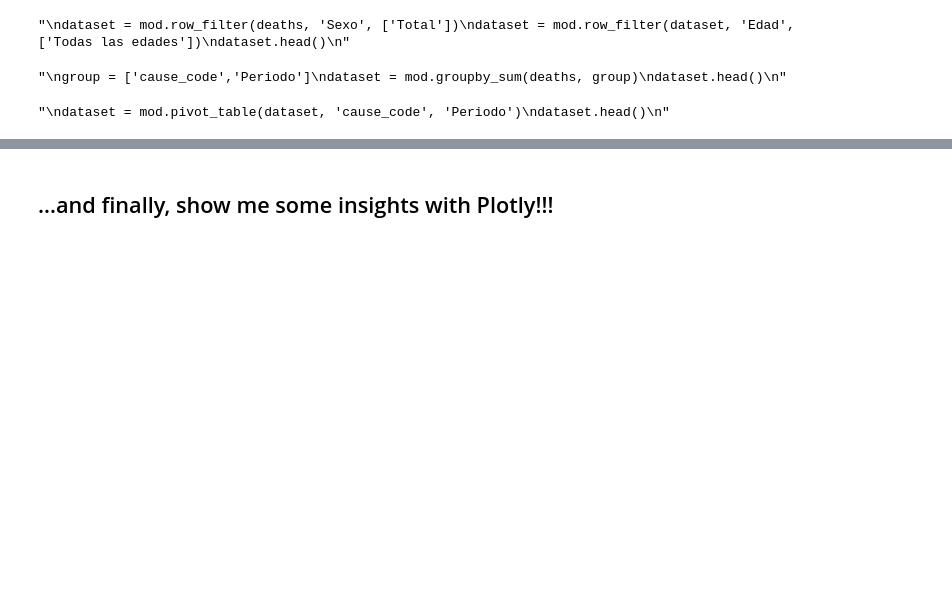
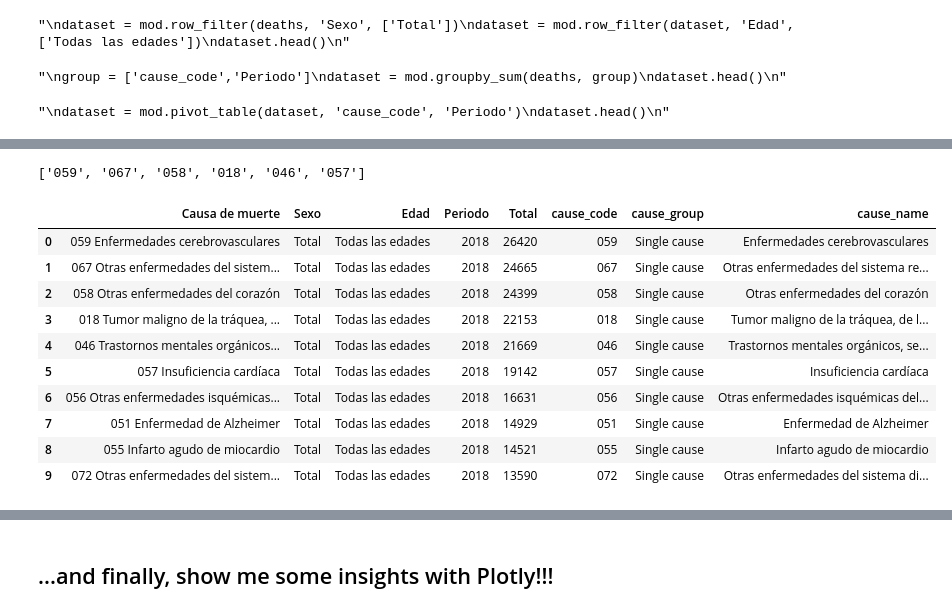
Before and after one commit to Kristinawk/deadly_viz_challenge, a Jupyter notebook: notebooks/deadly_viz_challenge.ipynb, the cells around one changed output, grey strips where cells are left out. Saved outputs shown, nothing was run; the diff lists cells and outputs as text; code cells hidden in the pictures; blank space fills up the shorter version.

```diff
--- a/notebooks/deadly_viz_challenge.ipynb
+++ b/notebooks/deadly_viz_challenge.ipynb
@@ -178,0 +234,37 @@ dataset.head()
+# %%
+# 2.2. Filtering by single cause 2018
+
+# d) single death cause
+deaths_all = mod.row_filter(deaths, 'cause_code', lst_single_cause)
+
+# a) gender
+deaths_all = mod.row_filter(deaths_all, 'Sexo', ['Total'])
+
+# b) age
+deaths_all = mod.row_filter(deaths_all, 'Edad', ['Todas las edades'])
+
+# c) year
+deaths_all = mod.row_filter(deaths_all, 'Periodo', [2018])
+
+
+df_top5 = deaths_all.loc[:5, :].copy()
+df_top5
+
+top5_lst = [i for i in df_top5['cause_code']]
+top5_lst
+# %% [output]
+['059', '067', '058', '018', '046', '057']
+# %%
+deaths_all.head(10)
+# %% [output]
+|  | Causa de muerte | Sexo | Edad | Periodo | Total | cause_code | cause_group | cause_name |
+| 0 | 059 Enfermedades cerebrovasculares | Total | Todas las edades | 2018 | 26420 | 059 | Single cause | Enfermedades cerebrovasculares |
+| 1 | 067 Otras enfermedades del sistem... | Total | Todas las edades | 2018 | 24665 | 067 | Single cause | Otras enfermedades del sistema re... |
+| 2 | 058 Otras enfermedades del corazón | Total | Todas las edades | 2018 | 24399 | 058 | Single cause | Otras enfermedades del corazón |
+| 3 | 018 Tumor maligno de la tráquea, ... | Total | Todas las edades | 2018 | 22153 | 018 | Single cause | Tumor maligno de la tráquea, de l... |
+| 4 | 046 Trastornos mentales orgánicos... | Total | Todas las edades | 2018 | 21669 | 046 | Single cause | Trastornos mentales orgánicos, se... |
+| 5 | 057 Insuficiencia cardíaca | Total | Todas las edades | 2018 | 19142 | 057 | Single cause | Insuficiencia cardíaca |
+| 6 | 056 Otras enfermedades isquémicas... | Total | Todas las edades | 2018 | 16631 | 056 | Single cause | Otras enfermedades isquémicas del... |
+| 7 | 051 Enfermedad de Alzheimer | Total | Todas las edades | 2018 | 14929 | 051 | Single cause | Enfermedad de Alzheimer |
+| 8 | 055 Infarto agudo de miocardio | Total | Todas las edades | 2018 | 14521 | 055 | Single cause | Infarto agudo de miocardio |
+| 9 | 072 Otras enfermedades del sistem... | Total | Todas las edades | 2018 | 13590 | 072 | Single cause | Otras enfermedades del sistema di... |
```
Also changed, not shown: parts of 10 cells of this notebook.
